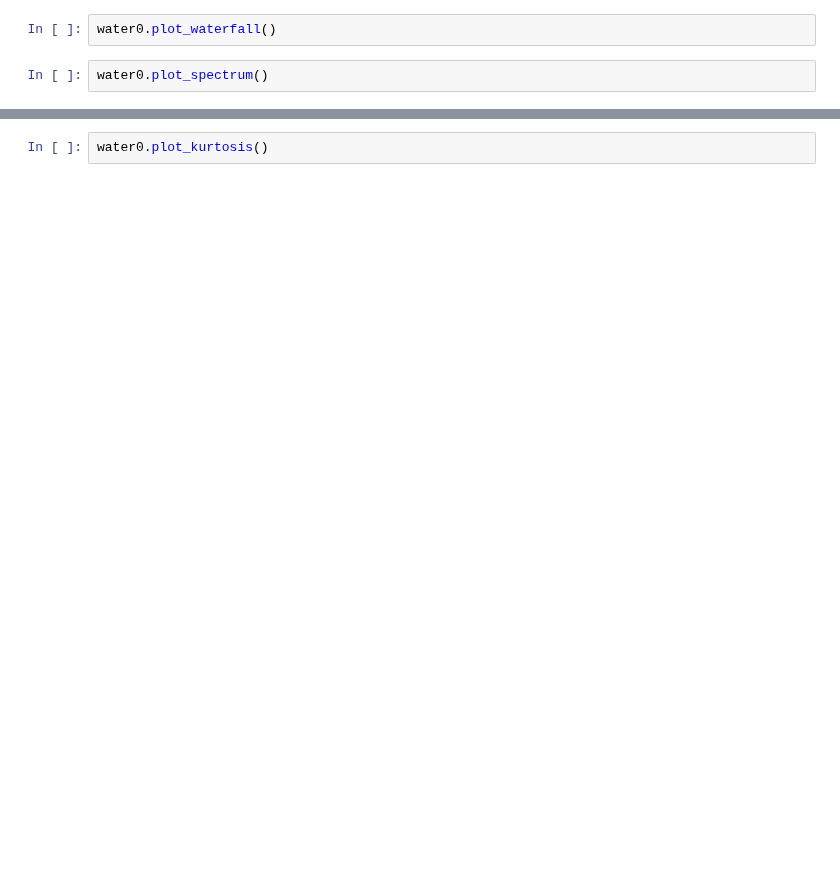
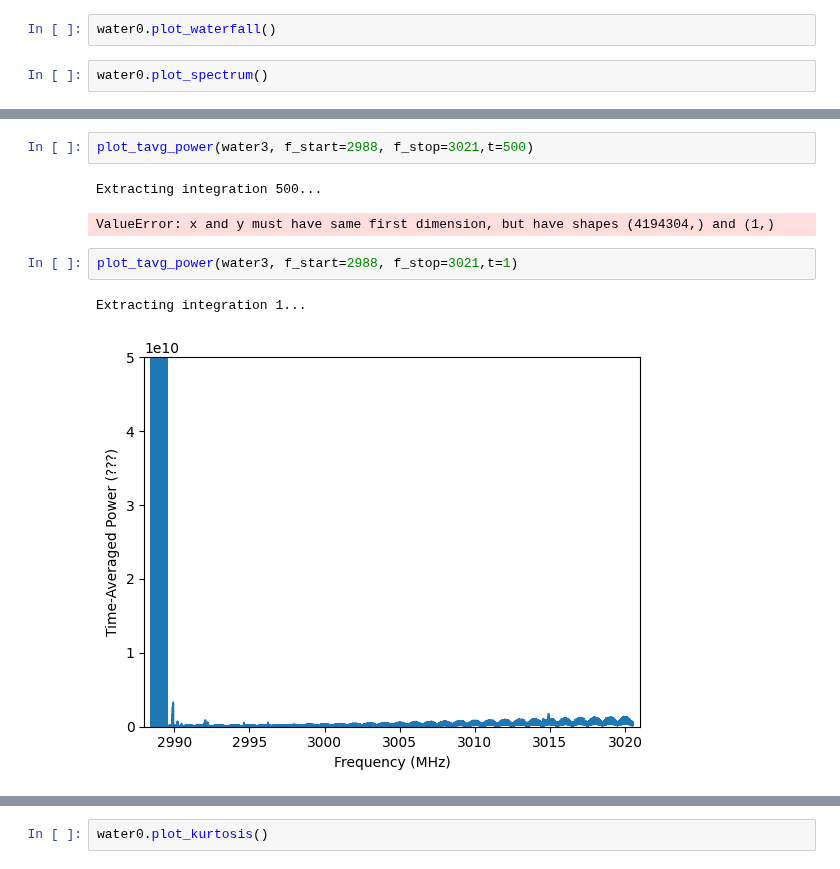
Before and after one commit to jareds-laf/playing-with-cosmic-data, a Jupyter notebook: filterbank/filterbank_rfi_id.ipynb, the cells around one changed output, grey strips where cells are left out. Saved outputs shown, nothing was run; the diff lists cells and outputs as text; blank space fills up the shorter version.

Commit message:
Some changes to files as I go through and check for RFI using power.

```diff
--- a/filterbank/filterbank_rfi_id.ipynb
+++ b/filterbank/filterbank_rfi_id.ipynb
@@ -85,0 +87,10 @@ water0.plot_spectrum()
+# %%
+plot_tavg_power(water3, f_start=2988, f_stop=3021,t=500)
+# %% [output]
+Extracting integration 500...
+ValueError: x and y must have same first dimension, but have shapes (4194304,) and (1,)
+# %%
+plot_tavg_power(water3, f_start=2988, f_stop=3021,t=1)
+# %% [output]
+Extracting integration 1...
+[figure, added]
```
Also changed, not shown: parts of 8 cells of this notebook, 3 other files.
